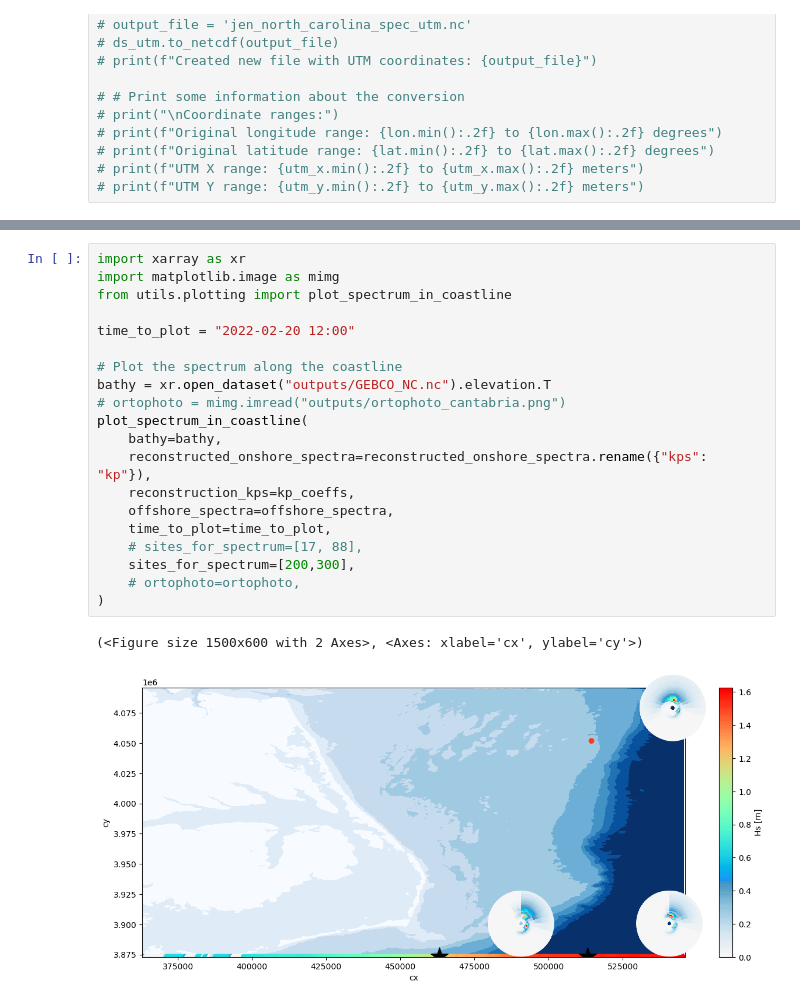
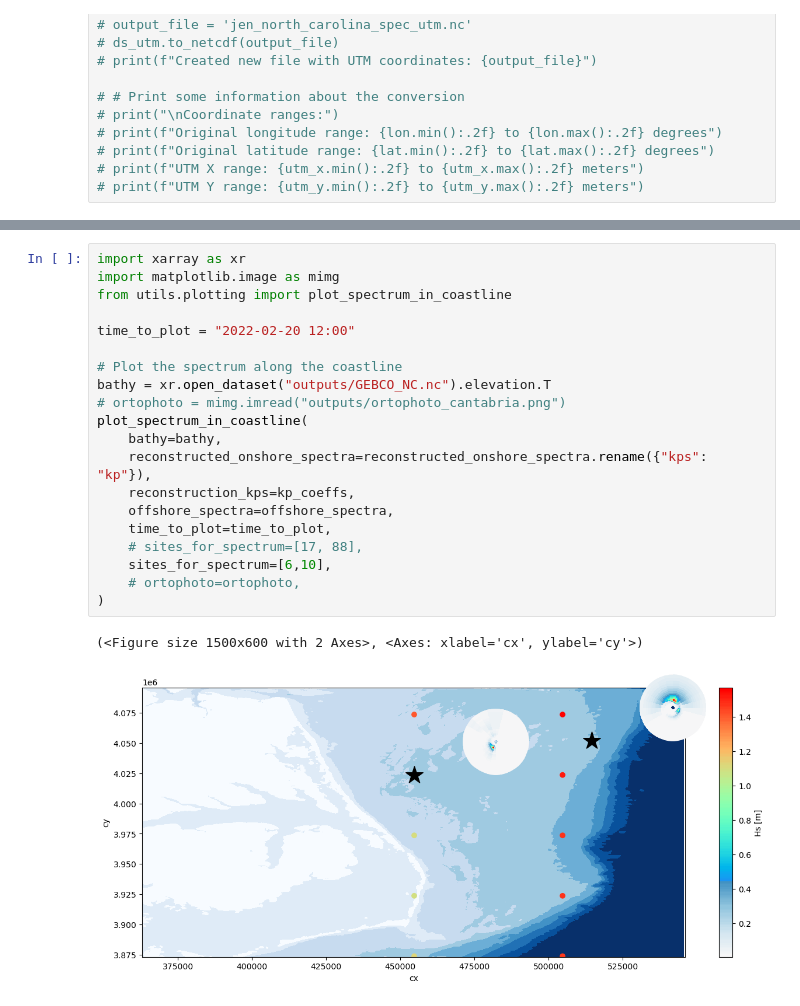
Before and after one commit to JenMontano/BlueMath, a Jupyter notebook: methods/hybrid_downscaling/additive/BinWaves/BinWaves_Reconstruction.ipynb, the cells around one changed output, grey strips where cells are left out. Drawn from its saved outputs; the diff is of its cells as text.

```diff
--- a/methods/hybrid_downscaling/additive/BinWaves/BinWaves_Reconstruction.ipynb
+++ b/methods/hybrid_downscaling/additive/BinWaves/BinWaves_Reconstruction.ipynb
@@ -217,26 +217,26 @@ Data variables:
 # %%
 import xarray as xr
 import matplotlib.image as mimg
 from utils.plotting import plot_spectrum_in_coastline
 
 time_to_plot = "2022-02-20 12:00"
 
 # Plot the spectrum along the coastline
 bathy = xr.open_dataset("outputs/GEBCO_NC.nc").elevation.T
 # ortophoto = mimg.imread("outputs/ortophoto_cantabria.png")
 plot_spectrum_in_coastline(
     bathy=bathy,
     reconstructed_onshore_spectra=reconstructed_onshore_spectra.rename({"kps": "kp"}),
     reconstruction_kps=kp_coeffs,
     offshore_spectra=offshore_spectra,
     time_to_plot=time_to_plot,
     # sites_for_spectrum=[17, 88],
-    sites_for_spectrum=[200,300],
+    sites_for_spectrum=[6,10],
     # ortophoto=ortophoto,
 )
 # %% [output]
 (<Figure size 1500x600 with 2 Axes>, <Axes: xlabel='cx', ylabel='cy'>)
-[figure, old version]
+[figure, new version]
 # %%
 import matplotlib.pyplot as plt
 
```
Also changed, not shown: parts of 4 cells of this notebook, 3 other files.
